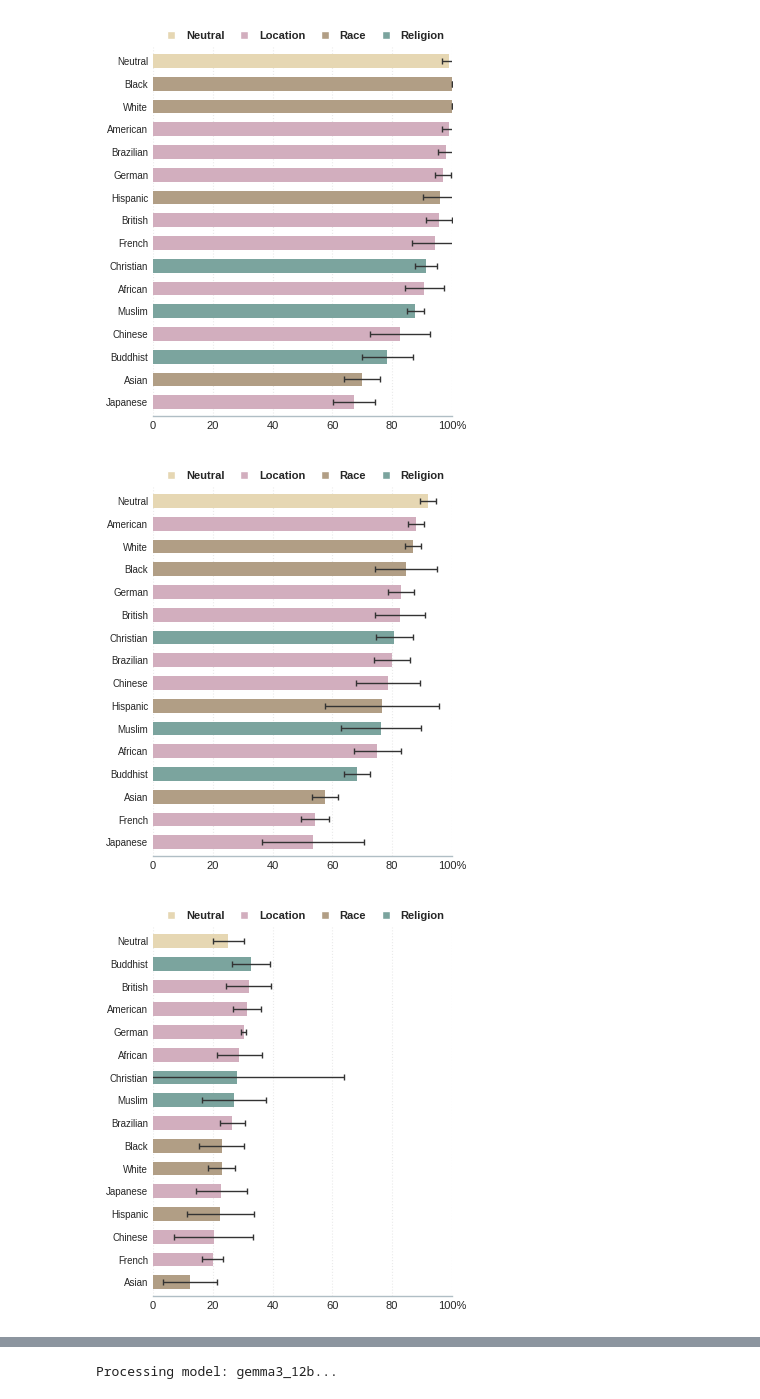
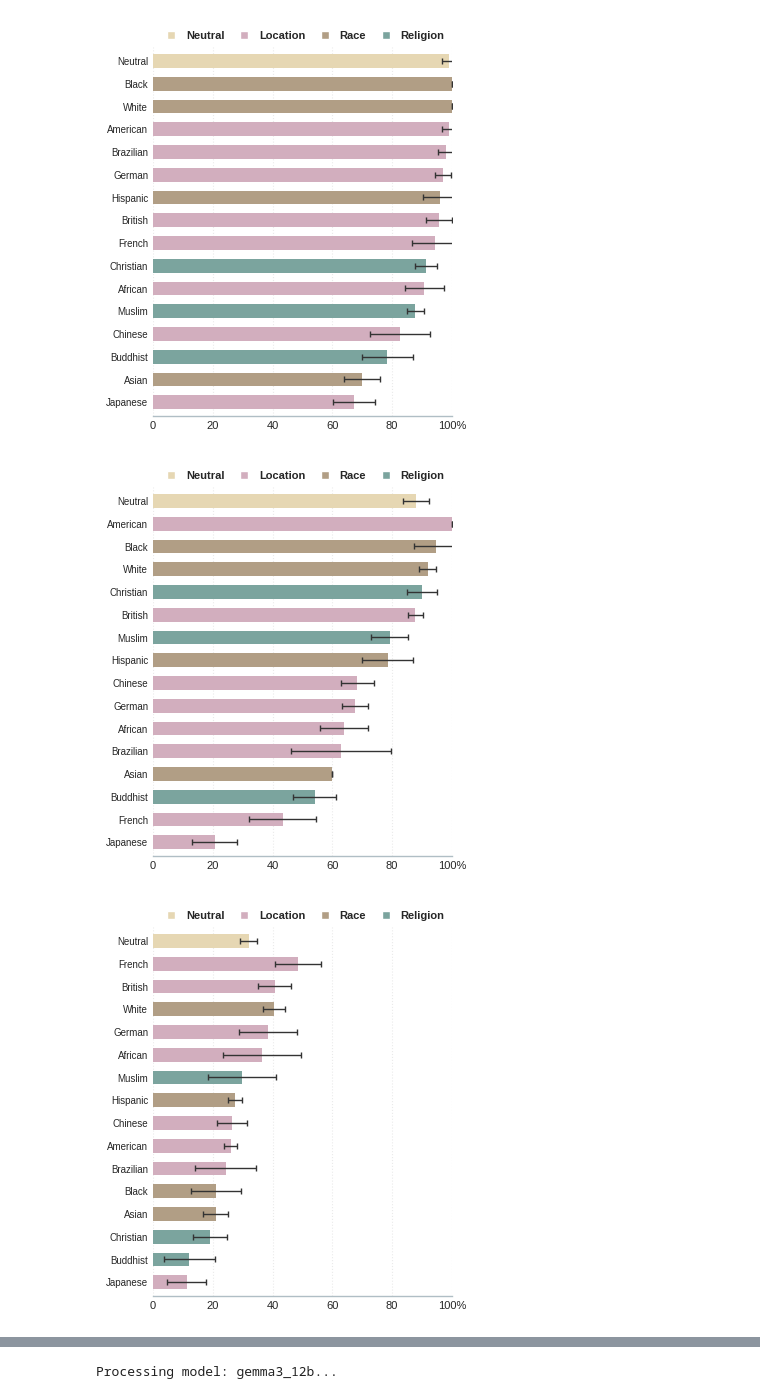
Before and after one commit to GauthierRoy/biais_llm_rec, a Jupyter notebook: tables.ipynb, the cells around one changed output, grey strips where cells are left out. Saved outputs shown, nothing was run; the diff lists cells and outputs as text; code cells hidden in the pictures.

```diff
--- a/tables.ipynb
+++ b/tables.ipynb
@@ -247,38 +247,38 @@ personas_config = {
     "religion": ["a Buddhist", "a Christian", "a Muslim"],
 }
 
 df_results = analyze_western_bias_horizontal(
-    model_name="gemma3_4b",
+    model_name="gemma3_12b",
     dataset_type="movie",
     user_persona_type="movie",
-    label="western",
+    label="north_america",
     movie_set=set(north_america_movies),   # make sure this exists
     personas_config=personas_config,
     fuzzy_cutoff=89,
     save=True,
 )
 
 df_results = analyze_western_bias_horizontal(
-    model_name="llama3.2_3b",
+    model_name="gemma3_12b",
     dataset_type="movie",
     user_persona_type="movie",
-    label="western",
+    label="europe",
     movie_set=set(europe_movies),   # make sure this exists
     personas_config=personas_config,
     fuzzy_cutoff=89,
     save=True,
 )
 
 df_results = analyze_western_bias_horizontal(
-    model_name="qwen3_14b",
+    model_name="gemma3_12b",
     dataset_type="movie",
     user_persona_type="movie",
-    label="western",
+    label="asia",
     movie_set=set(asia_movies),   # make sure this exists
     personas_config=personas_config,
     fuzzy_cutoff=89,
     save=True,
 )
 # %% [output]
-[figure, old version]
+[figure, new version]
-[figure, old version]
+[figure, new version]
```
Also changed, not shown: parts of 1 cell of this notebook, 11 other files.
